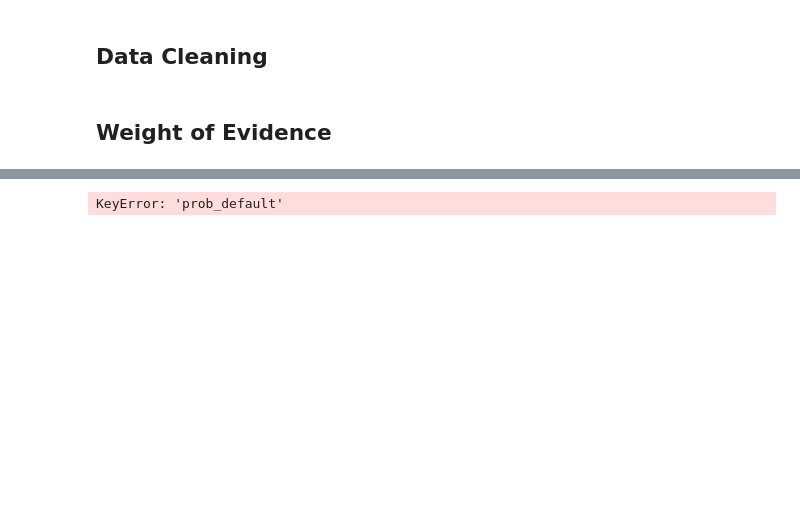
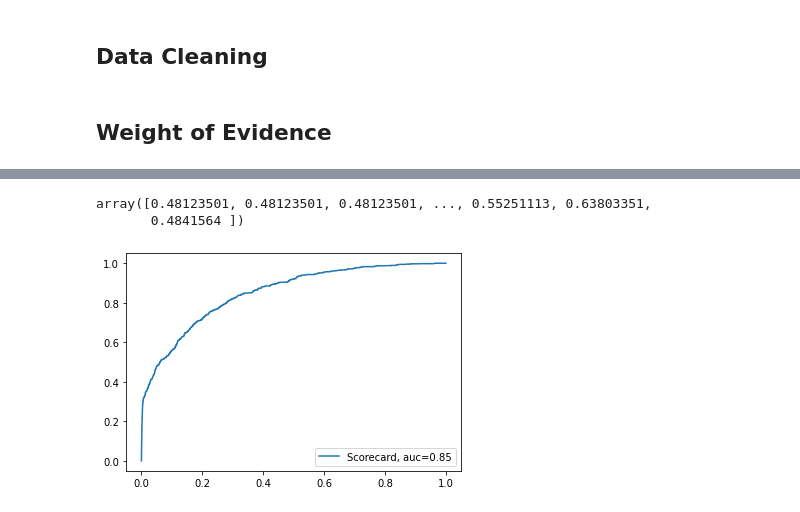
Before and after one commit to willseff/consumer-credit-risk, a Jupyter notebook: Banking Group Project 2.ipynb, the cells around one changed output, grey strips where cells are left out. Cells and saved outputs as stored; diff of their text form; code cells hidden in the pictures; blank space fills up the shorter version.

Commit message:
built PD model!

```diff
--- a/Banking Group Project 2.ipynb
+++ b/Banking Group Project 2.ipynb
@@ -448,41 +453,0 @@ plt.show()
-# %%
-import pwlf
-import numpy as np
-import matplotlib.pyplot as plt
-
-
-# Step 1: 取出预测值和真实违约标签
-x = data_full['prob_default'].values
-y = data_full['DEFAULT_NEXT_12'].values
-
-# Step 2: 拟合 piecewise linear model（你可以从2-5段中选择，老师用了4段）
-model = pwlf.PiecewiseLinFit(x, y)
-breaks = model.fit(4)  # 你可以改成 3 或 5 看效果
-print("⚡ Segmentation breakpoints based on pwlf:", breaks)
-
-# Step 3: 用 breakpoints 将所有样本分组
-def assign_segment(val, breaks):
-    for i in range(len(breaks)-1):
-        if breaks[i] <= val < breaks[i+1]:
-            return f"Segment {i+1}"
-    return f"Segment {len(breaks)-1}"  # for the last bin
-
-data_full['SEGMENT'] = data_full['prob_default'].apply(lambda p: assign_segment(p, breaks))
-
-# Step 4: 可视化拟合结果
-x_hat = np.linspace(min(x), max(x), 100)
-y_hat = model.predict(x_hat)
-
-plt.figure(figsize=(10,6))
-plt.plot(x, y, '.', alpha=0.3, label='Data')
-plt.plot(x_hat, y_hat, color='red', lw=2, label='Piecewise Linear Fit')
-for bp in breaks[1:-1]:  # draw vertical lines at breakpoints
-    plt.axvline(bp, color='grey', linestyle='--')
-plt.title("Piecewise Linear Fit for PD Segmentation (Q3a)")
-plt.xlabel("Predicted PD (Behavioural Model)")
-plt.ylabel("Actual Default Indicator")
-plt.legend()
-plt.grid(True)
-plt.show()
-# %% [output]
-KeyError: 'prob_default'
@@ -501,0 +454,20 @@ data_full['SEGMENT'] = pd.qcut(
+# %%
+y_test_pred
+# %% [output]
+array([0.48123501, 0.48123501, 0.48123501, ..., 0.55251113, 0.63803351,
+       0.4841564 ])
+# %%
+# Correct the infinite threshold
+thresholds[0] = 1
+
+# Save the AUC in a variable to display it. Round it first
+auc = np.round(roc_auc_score(y_true = y_test_model,
+                             y_score = y_test_pred),
+               decimals = 3)
+
+# Create and show the plot
+plt.plot(fpr,tpr,label="Scorecard, auc="+str(auc))
+plt.legend(loc=4)
+plt.show()
+# %% [output]
+[figure, added]
```
Also changed, not shown: parts of 23 cells of this notebook, 1 other file.
